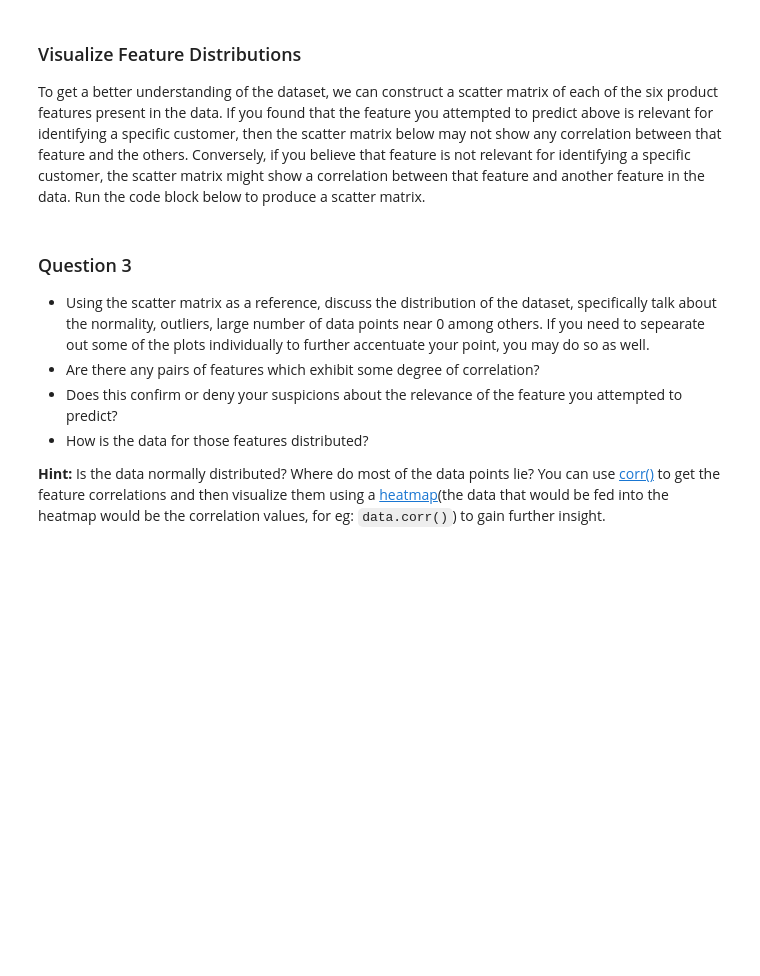
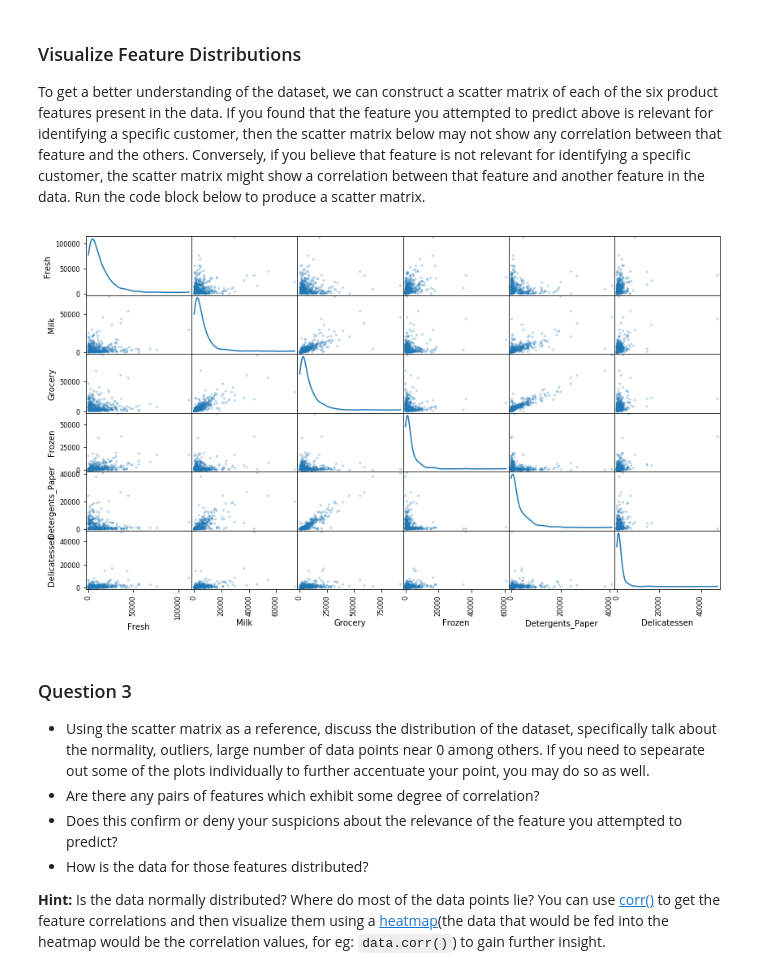
Before and after one commit to DengJiahao/machine-learning, a Jupyter notebook: projects/customer_segments/customer_segments.ipynb, the cells around one changed output. Cells and saved outputs as stored; diff of their text form; code cells hidden in the pictures; blank space fills up the shorter version.

```diff
--- a/projects/customer_segments/customer_segments.ipynb
+++ b/projects/customer_segments/customer_segments.ipynb
@@ -127,7 +139,10 @@ score = None
 To get a better understanding of the dataset, we can construct a scatter matrix of each of the six product features present in the data. If you found that the feature you attempted to predict above is relevant for identifying a specific customer, then the scatter matrix below may not show any correlation between that feature and the others. Conversely, if you believe that feature is not relevant for identifying a specific customer, the scatter matrix might show a correlation between that feature and another feature in the data. Run the code block below to produce a scatter matrix.
 # %%
 # Produce a scatter matrix for each pair of features in the data
-pd.scatter_matrix(data, alpha = 0.3, figsize = (14,8), diagonal = 'kde');
+# pd.scatter_matrix is deprecated so I used pd.plotting.scatter_matrix
+pd.plotting.scatter_matrix(data, alpha = 0.3, figsize = (14,8), diagonal = 'kde');
+# %% [output]
+[figure, added]
 # %% [markdown]
 ### Question 3
 * Using the scatter matrix as a reference, discuss the distribution of the dataset, specifically talk about the normality, outliers, large number of data points near 0 among others. If you need to sepearate out some of the plots individually to further accentuate your point, you may do so as well.
```
Also changed, not shown: parts of 44 cells of this notebook, 1 other file.
